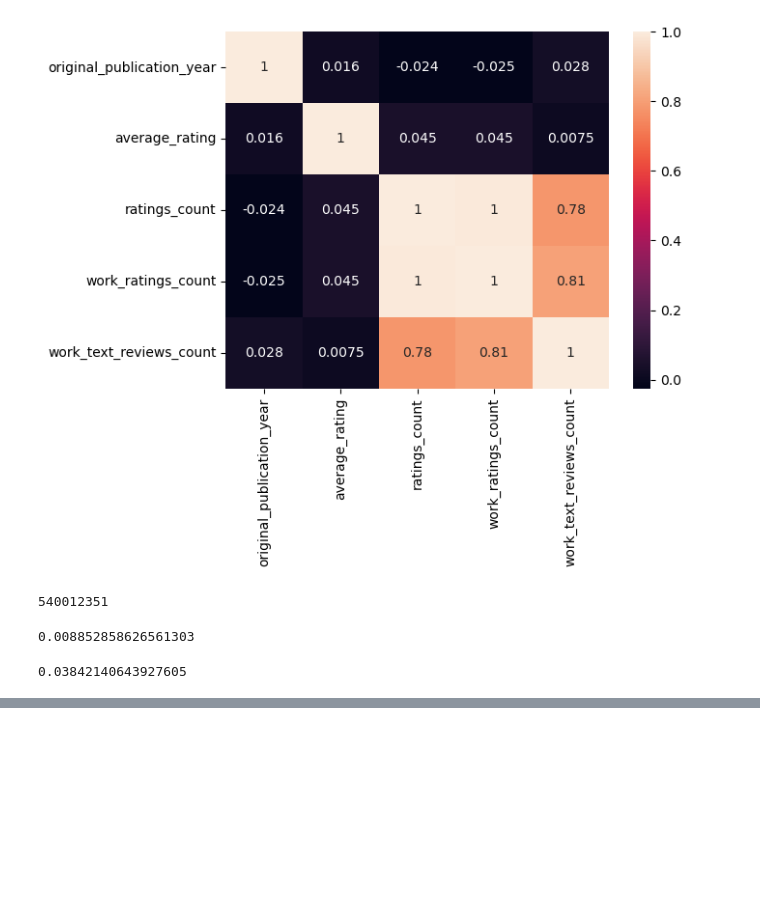
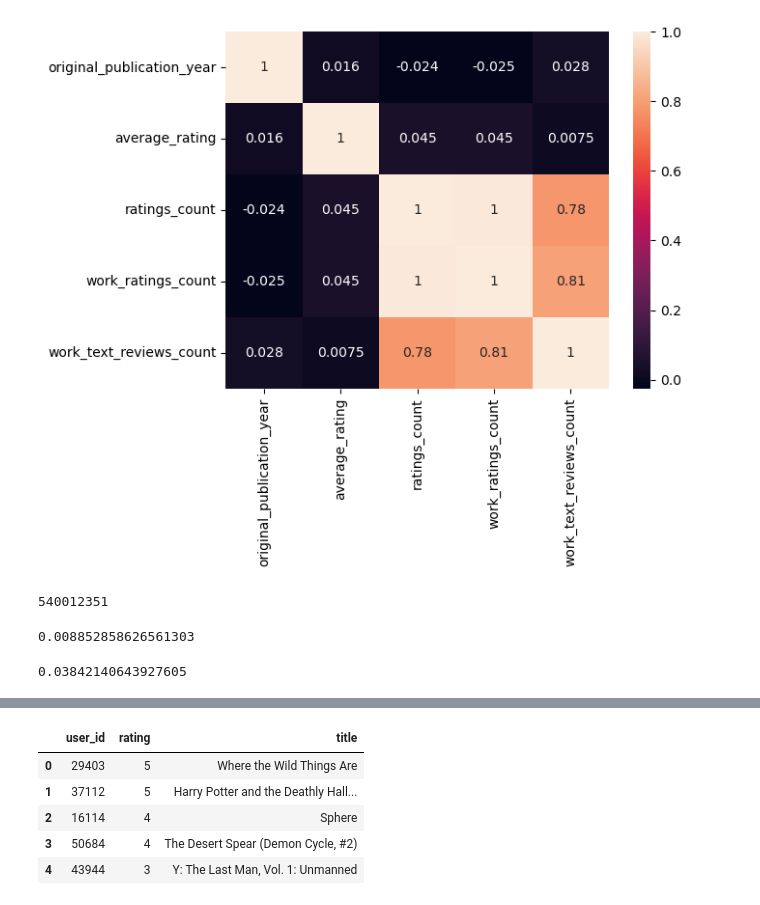
Before and after one commit to kier-johns/book_recommender_and_classifier, a Jupyter notebook: scrap_work.ipynb, the cells around one changed output, grey strips where cells are left out. Saved outputs shown, nothing was run; the diff lists cells and outputs as text; code cells hidden in the pictures; blank space fills up the shorter version.

```diff
--- a/scrap_work.ipynb
+++ b/scrap_work.ipynb
@@ -482,0 +488,9 @@ books_clean.ratings_count.sum()
+# %%
+df.head()
+# %% [output]
+|  | user_id | rating | title |
+| 0 | 29403 | 5 | Where the Wild Things Are |
+| 1 | 37112 | 5 | Harry Potter and the Deathly Hall... |
+| 2 | 16114 | 4 | Sphere |
+| 3 | 50684 | 4 | The Desert Spear (Demon Cycle, #2) |
+| 4 | 43944 | 3 | Y: The Last Man, Vol. 1: Unmanned |
```
Also changed, not shown: parts of 4 cells of this notebook, 3 other files.
